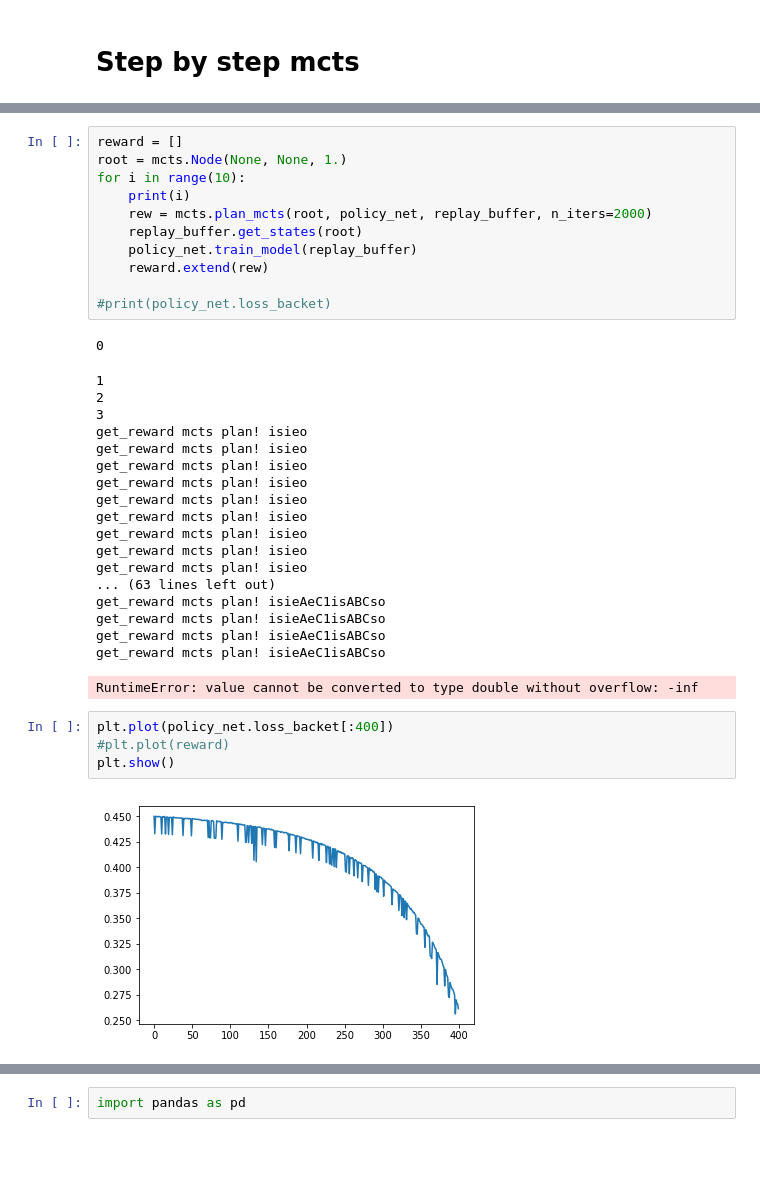
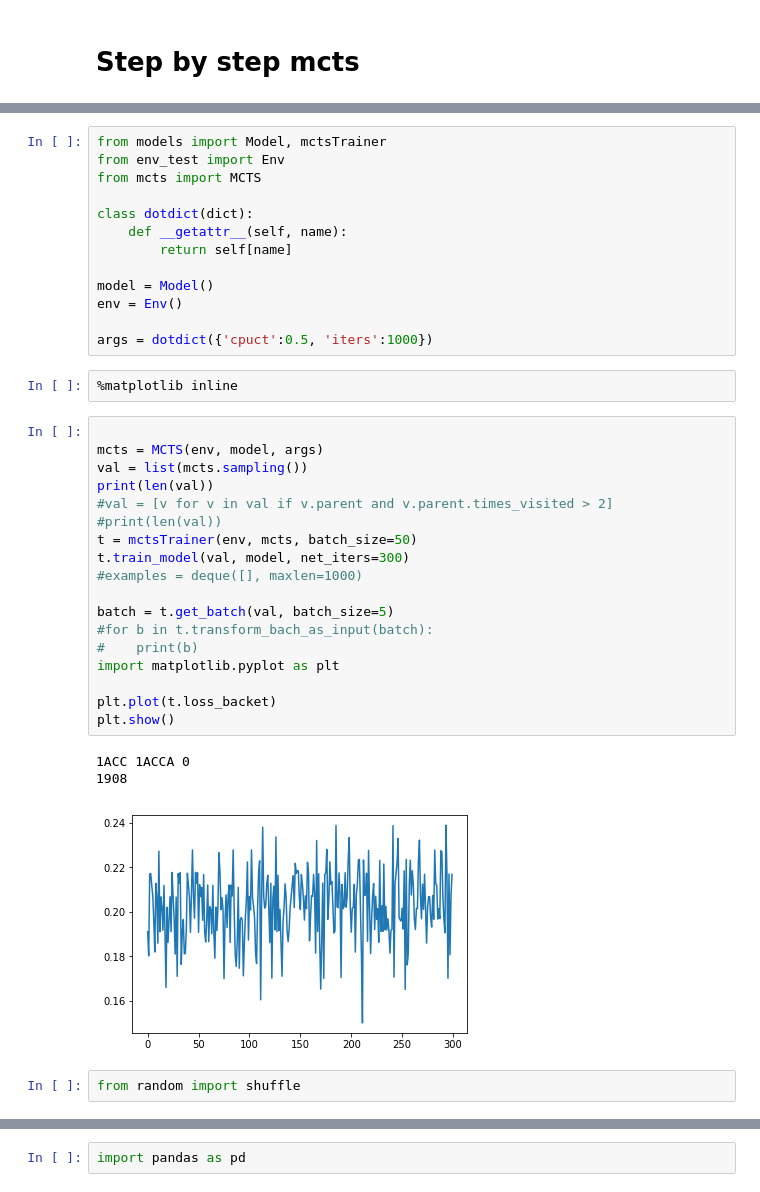
Before and after one commit to ffbskt/AI-General, a Jupyter notebook: AI_env.ipynb, the cells around one changed output, grey strips where cells are left out. Drawn from its saved outputs; the diff is of its cells as text; blank space fills up the shorter version.

```diff
--- a/AI_env.ipynb
+++ b/AI_env.ipynb
@@ -57,37 +11,39 @@ array([0.15440221, 0.18387447, 0.0354534 , 0.13989331, 0.04080003,
-# %%
-reward = []
-root = mcts.Node(None, None, 1.)
-for i in range(10):
-    print(i)
-    rew = mcts.plan_mcts(root, policy_net, replay_buffer, n_iters=2000)
-    replay_buffer.get_states(root)
-    policy_net.train_model(replay_buffer)
-    reward.extend(rew)
-
-#print(policy_net.loss_backet)
-# %% [output]
-0
-1
-2
-3
-get_reward mcts plan! isieo
-get_reward mcts plan! isieo
-get_reward mcts plan! isieo
-get_reward mcts plan! isieo
-get_reward mcts plan! isieo
-get_reward mcts plan! isieo
-get_reward mcts plan! isieo
-get_reward mcts plan! isieo
-get_reward mcts plan! isieo
-... (63 lines left out)
-get_reward mcts plan! isieAeC1isABCso
-get_reward mcts plan! isieAeC1isABCso
-get_reward mcts plan! isieAeC1isABCso
-get_reward mcts plan! isieAeC1isABCso
-RuntimeError: value cannot be converted to type double without overflow: -inf
-# %%
-plt.plot(policy_net.loss_backet[:400])
-#plt.plot(reward)
-plt.show()
-# %% [output]
-[figure, removed]
+# %%
+from models import Model, mctsTrainer
+from env_test import Env
+from mcts import MCTS
+
+class dotdict(dict):
+    def __getattr__(self, name):
+        return self[name]
+
+model = Model()
+env = Env()
+
+args = dotdict({'cpuct':0.5, 'iters':1000})
+# %%
+%matplotlib inline
+# %%
+
+mcts = MCTS(env, model, args)
+val = list(mcts.sampling())
+print(len(val))
+#val = [v for v in val if v.parent and v.parent.times_visited > 2]
+#print(len(val))
+t = mctsTrainer(env, mcts, batch_size=50)
+t.train_model(val, model, net_iters=300)
+#examples = deque([], maxlen=1000)
+
+batch = t.get_batch(val, batch_size=5)
+#for b in t.transform_bach_as_input(batch):
+#    print(b)
+import matplotlib.pyplot as plt
+
+plt.plot(t.loss_backet)
+plt.show()
+# %% [output]
+1ACC 1ACCA 0
+1908
+[figure, added]
+# %%
+from random import shuffle
```
Also changed, not shown: parts of 13 cells of this notebook, 1 other file.
